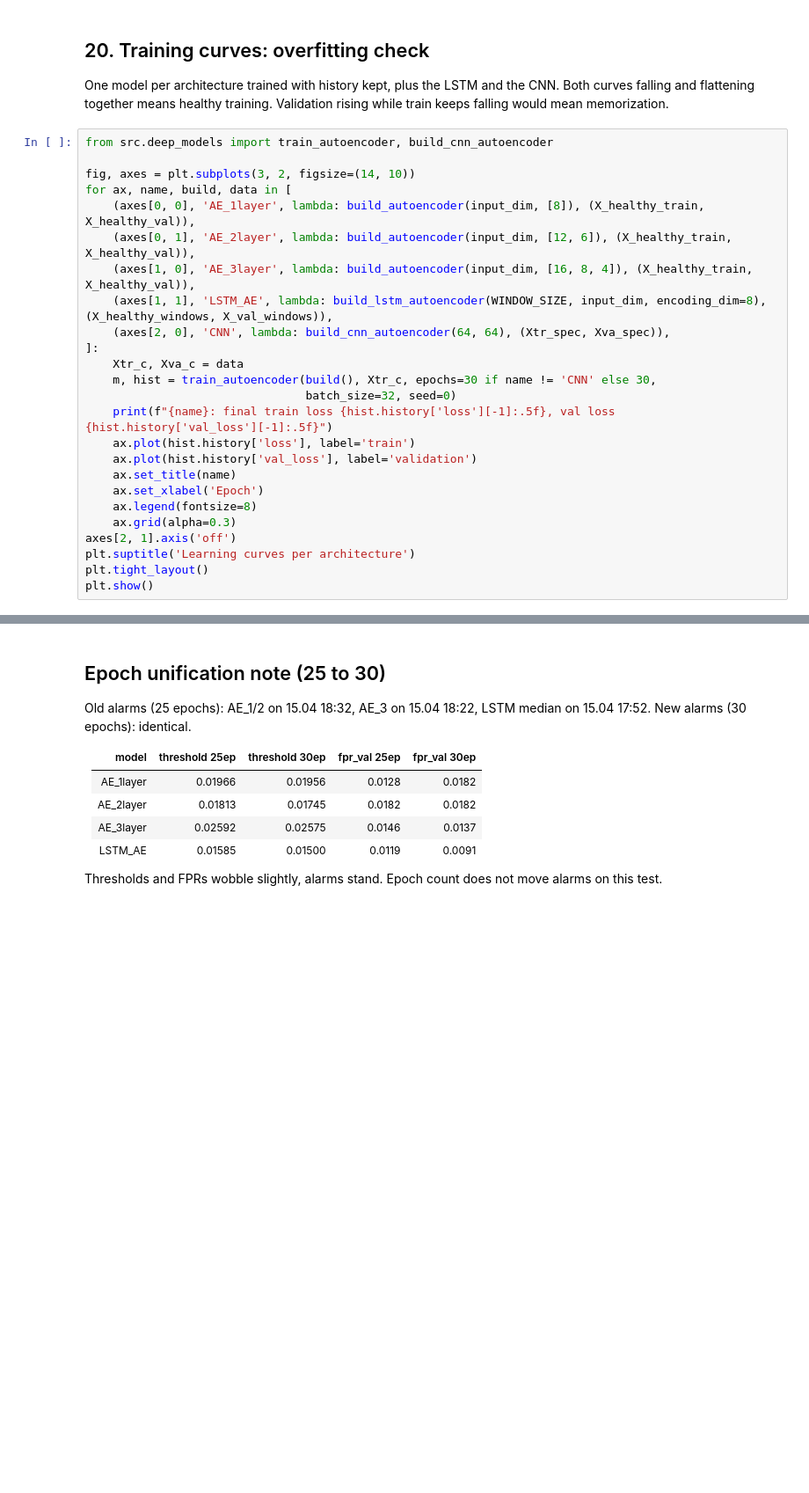
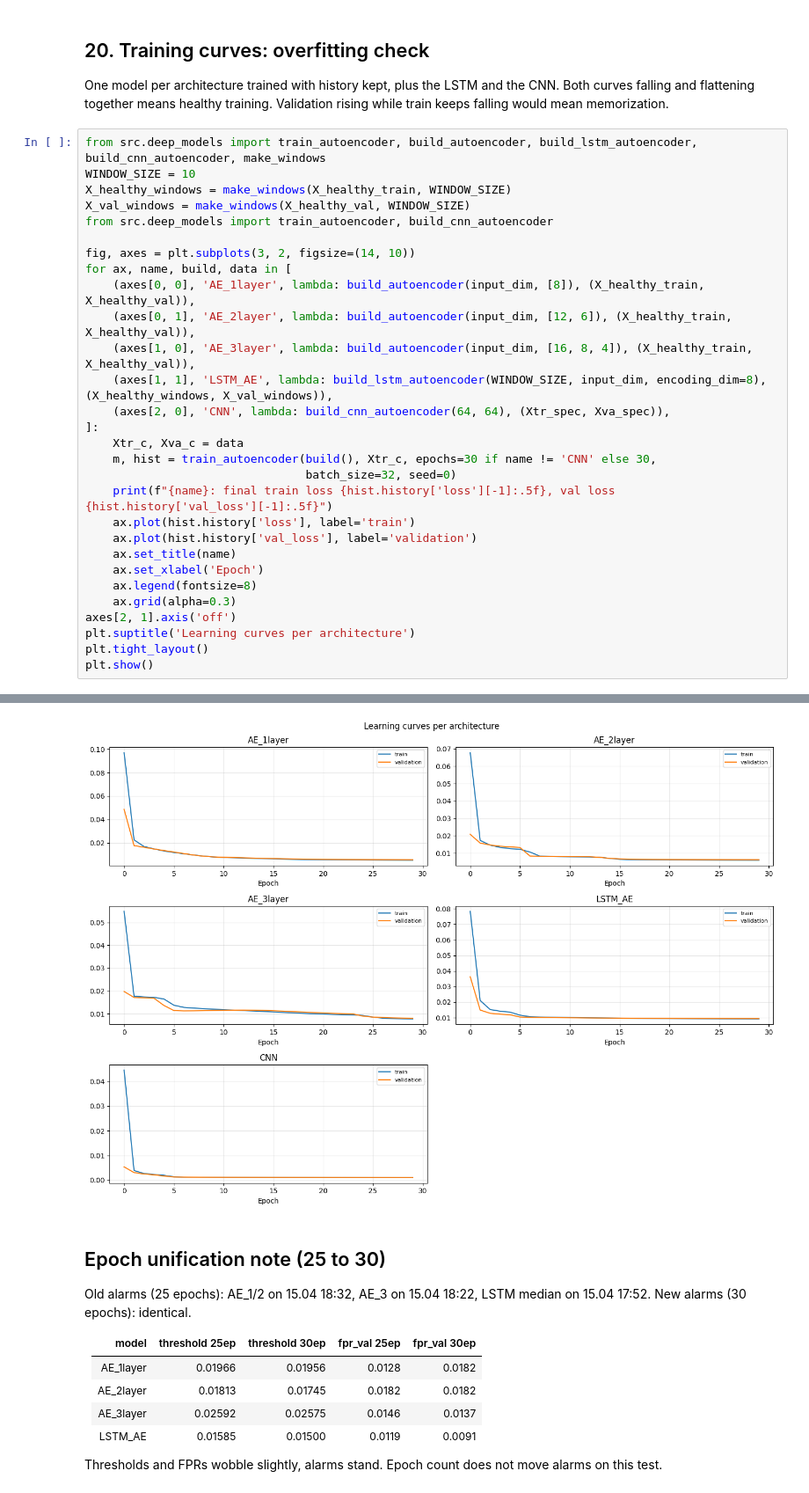
Before and after one commit to maidabiber/anomaly-detection-thesis, a Jupyter notebook: notebooks/analyze_3rd_test.ipynb, the cells around one changed output, grey strips where cells are left out. Shown at 88% size. Cells and saved outputs as stored; diff of their text form; blank space fills up the shorter version.

```diff
--- a/notebooks/analyze_3rd_test.ipynb
+++ b/notebooks/analyze_3rd_test.ipynb
@@ -893,6 +1104,10 @@ One model per architecture trained with history kept, plus the LSTM and the CNN.
 Both curves falling and flattening together means healthy training.
 Validation rising while train keeps falling would mean memorization.
 # %%
+from src.deep_models import train_autoencoder, build_autoencoder, build_lstm_autoencoder, build_cnn_autoencoder, make_windows
+WINDOW_SIZE = 10
+X_healthy_windows = make_windows(X_healthy_train, WINDOW_SIZE)
+X_val_windows = make_windows(X_healthy_val, WINDOW_SIZE)
 from src.deep_models import train_autoencoder, build_cnn_autoencoder
 
 fig, axes = plt.subplots(3, 2, figsize=(14, 10))
@@ -917,3 +1132,4 @@ axes[2, 1].axis('off')
 plt.suptitle('Learning curves per architecture')
 plt.tight_layout()
 plt.show()
+# %% [output]
@@ -920,3 +1141,4 @@ plt.show()
+[figure, added]
 # %% [markdown]
 ## Epoch unification note (25 to 30)
 
```
Also changed, not shown: parts of 17 cells of this notebook, 1 other file.
